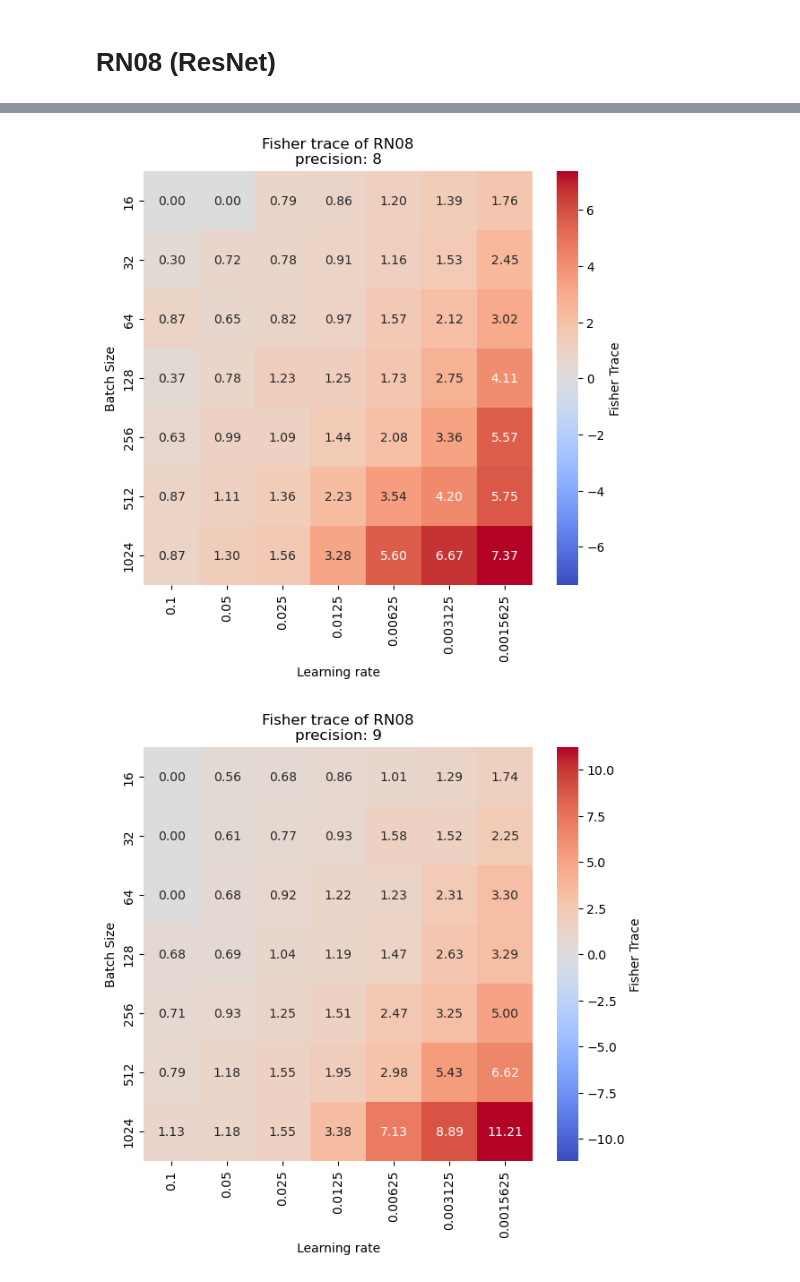
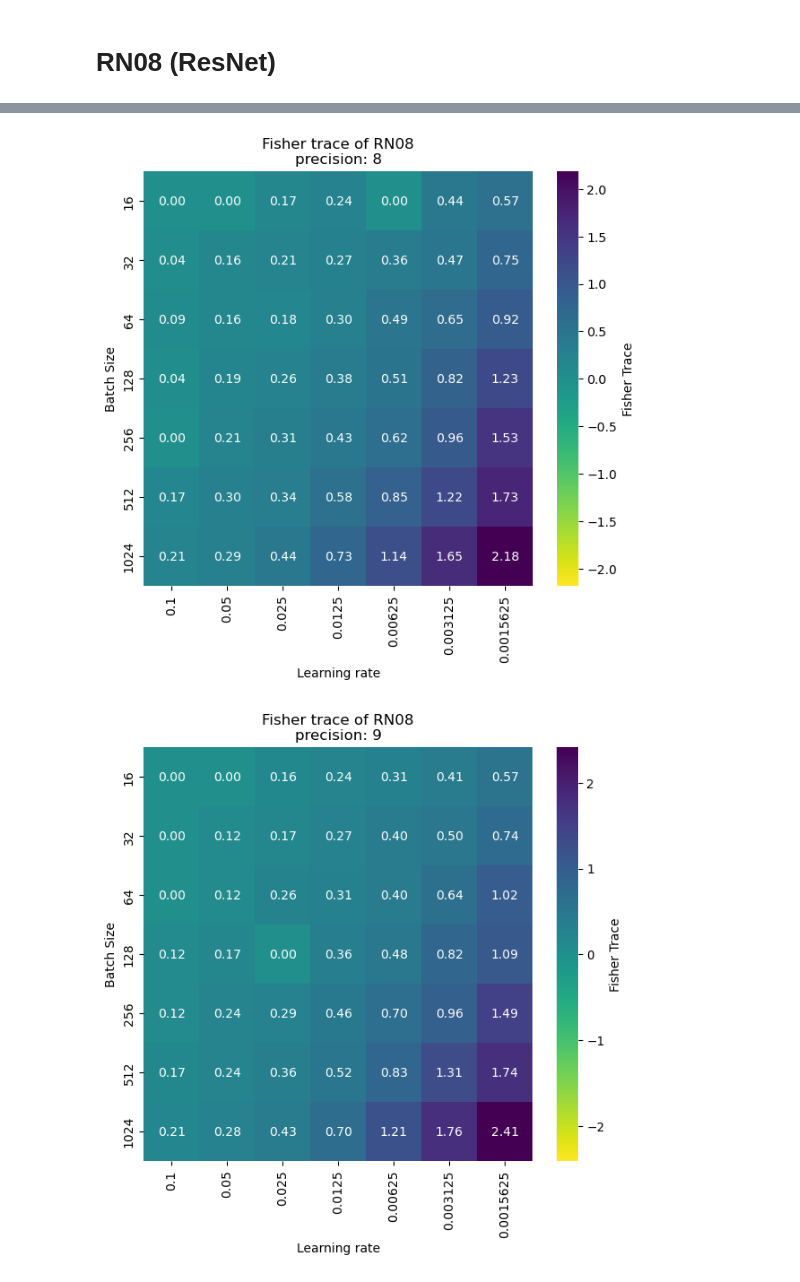
Before and after one commit to Vis4SciML/loss_landscape_taxonomy, a Jupyter notebook: workspace/notebooks/fisher_analysis.ipynb, the cells around one changed output, grey strips where cells are left out. Saved outputs shown, nothing was run; the diff lists cells and outputs as text; code cells hidden in the pictures.

```diff
--- a/workspace/notebooks/fisher_analysis.ipynb
+++ b/workspace/notebooks/fisher_analysis.ipynb
@@ -144,3 +87,16 @@ def get_estimated_fisher(batch_size,
+# %%
+def read_file(file_path, name='fisher'):
+
+    file_path = os.path.join(file_path, f'{name}.pkl')
+
+    try:
+        with open(file_path, 'rb') as f:
+            result = pickle.load(f)
+        return result[name]
+    except FileNotFoundError:
+        print(f"File not found. ({file_path})")
+    except Exception as e:
+        print("Error occurred:", e)
 # %% [markdown]
 ## Results
 # %% [markdown]
@@ -220,7 +158,3 @@ fisher_distribution_df = pd.DataFrame(fisher_distribution)
 fisher_distribution_df.to_csv("./results/econ/fisher.csv", index=False)
 # %% [markdown]
 # RN08 (ResNet)
-# %%
-batch_sizes = [16, 32, 64, 128, 256, 512, 1024]
-learning_rates = [0.1, 0.05, 0.025, 0.0125, 0.00625, 0.003125, 0.0015625]
-precisions = [2, 3, 4, 5, 6, 7, 8, 9, 10, 11]
@@ -255,48 +168,37 @@ for p in precisions:
     for x, bs in enumerate(batch_sizes):
         for y, lr in enumerate(learning_rates):
 
+            path = os.path.join(
+                DATA_PATH,
+                f'bs{bs}_lr{lr}/RN08_{p}b/'
+            )
+            result = -1
             try:
-                # get the performances with and without noise
-                model, acc = rn08.get_model_and_accuracy(DATA_PATH, bs, lr, p)
+                result = read_file(path)
+            except:
+                print("Error: cannot open the file!")
 
-                # instantiate the metric
-                metric = FIT(model,
-                            fisher_dataloader,
-                            input_spec=(bs, 3, 32, 32),
-                            target_layers=RN08_layers)
 
-                # load the value from the file
-                path = os.path.join(
-                    DATA_PATH,
-                    f'bs{bs}_lr{lr}/RN08_{p}b/'
-                )
-                result = -1
-                if metric.load_from_file(path):
-                    result = sum(metric.results['EF_trace_w'])
-
-                # build the heatmap matrix
-                fisher_matrix[x, y] = result
-            except:
-                fisher_matrix[x, y] = -1
+            # build the heatmap matrix
+            fisher_matrix[x, y] = result['avg_EF']
 
             # build the dataframe for further analysis
             fisher_distribution.append({
                 'precision': p,
                 'avg_EF': result,
-                'accuracy': acc,
                 'batch_size': str(bs),
                 'learning_rate': str(lr),
             })
 
     # plot the heatmaps per precision
     fisher_matrix = pd.DataFrame(fisher_matrix,
-                             index=batch_sizes,
-                             columns=learning_rates)
+                                 index=batch_sizes,
+                                 columns=learning_rates)
     plot_2d_heatmap(np.cbrt(fisher_matrix),
                     f'Fisher trace of RN08\nprecision: {p}',
                     (-np.cbrt(fisher_matrix.max().max()), np.cbrt(fisher_matrix.max().max())),
                     'Learning rate',
                     'Batch Size',
                     'Fisher Trace',
-                    cmap='coolwarm')
+                    cmap='viridis_r')
 # %% [output]
@@ -309,2 +211,2 @@ for p in precisions:
-[figure, old version]
+[figure, new version]
-[figure, old version]
+[figure, new version]
```
Also changed, not shown: parts of 9 cells of this notebook, 15 other files.
